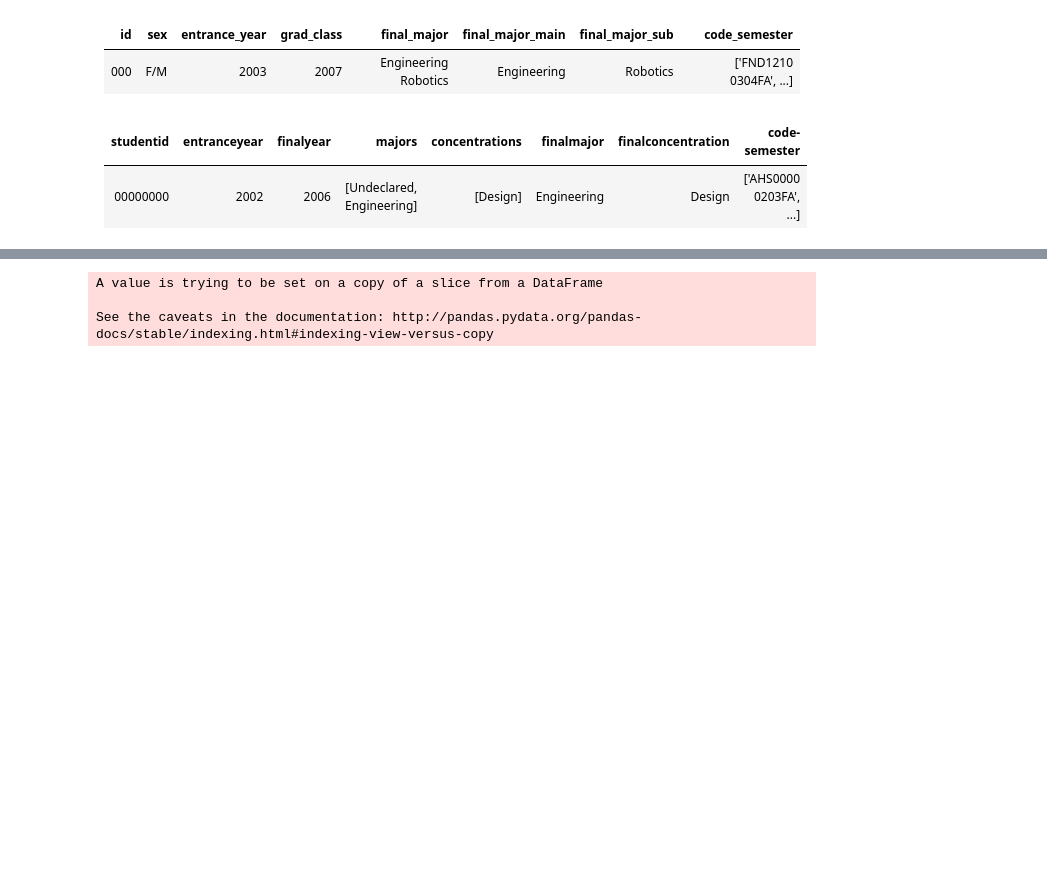
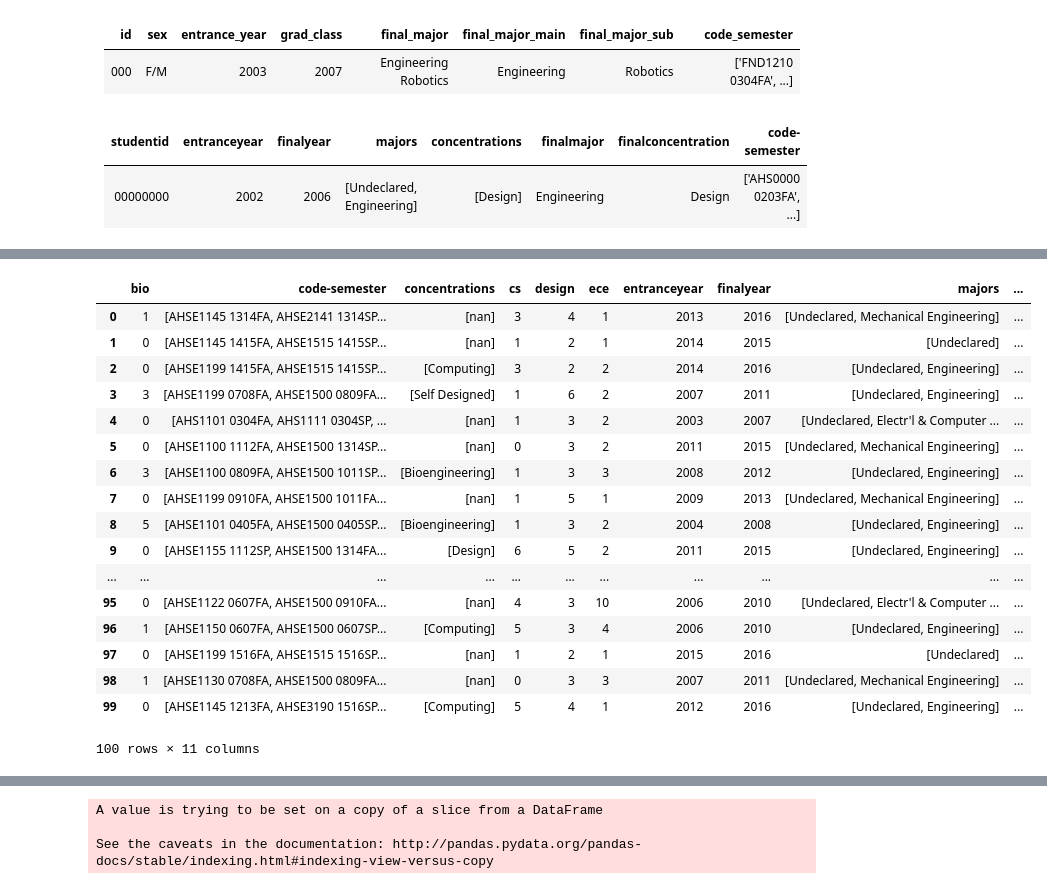
Before and after one commit to idgetto/DataScienceFinalProject, a Jupyter notebook: cleaning/student_jee.ipynb, the cells around one changed output, grey strips where cells are left out. Cells and saved outputs as stored; diff of their text form; code cells hidden in the pictures; blank space fills up the shorter version.

```diff
--- a/cleaning/student_jee.ipynb
+++ b/cleaning/student_jee.ipynb
@@ -139,5 +196,26 @@ for group in grouped:
 # %%
 student = pd.DataFrame(studentd)
+# %%
+student.head(100)
+# %% [output]
+|  | bio | code-semester | concentrations | cs | design | ece | entranceyear | finalyear | majors | ... |
+| 0 | 1 | [AHSE1145 1314FA, AHSE2141 1314SP... | [nan] | 3 | 4 | 1 | 2013 | 2016 | [Undeclared, Mechanical Engineering] | ... |
+| 1 | 0 | [AHSE1145 1415FA, AHSE1515 1415SP... | [nan] | 1 | 2 | 1 | 2014 | 2015 | [Undeclared] | ... |
+| 2 | 0 | [AHSE1199 1415FA, AHSE1515 1415SP... | [Computing] | 3 | 2 | 2 | 2014 | 2016 | [Undeclared, Engineering] | ... |
+| 3 | 3 | [AHSE1199 0708FA, AHSE1500 0809FA... | [Self Designed] | 1 | 6 | 2 | 2007 | 2011 | [Undeclared, Engineering] | ... |
+| 4 | 0 | [AHS1101 0304FA, AHS1111 0304SP, ... | [nan] | 1 | 3 | 2 | 2003 | 2007 | [Undeclared, Electr'l & Computer ... | ... |
+| 5 | 0 | [AHSE1100 1112FA, AHSE1500 1314SP... | [nan] | 0 | 3 | 2 | 2011 | 2015 | [Undeclared, Mechanical Engineering] | ... |
+| 6 | 3 | [AHSE1100 0809FA, AHSE1500 1011SP... | [Bioengineering] | 1 | 3 | 3 | 2008 | 2012 | [Undeclared, Engineering] | ... |
+| 7 | 0 | [AHSE1199 0910FA, AHSE1500 1011FA... | [nan] | 1 | 5 | 1 | 2009 | 2013 | [Undeclared, Mechanical Engineering] | ... |
+| 8 | 5 | [AHSE1101 0405FA, AHSE1500 0405SP... | [Bioengineering] | 1 | 3 | 2 | 2004 | 2008 | [Undeclared, Engineering] | ... |
+| 9 | 0 | [AHSE1155 1112SP, AHSE1500 1314FA... | [Design] | 6 | 5 | 2 | 2011 | 2015 | [Undeclared, Engineering] | ... |
+| ... | ... | ... | ... | ... | ... | ... | ... | ... | ... | ... |
+| 95 | 0 | [AHSE1122 0607FA, AHSE1500 0910FA... | [nan] | 4 | 3 | 10 | 2006 | 2010 | [Undeclared, Electr'l & Computer ... | ... |
+| 96 | 1 | [AHSE1150 0607FA, AHSE1500 0607SP... | [Computing] | 5 | 3 | 4 | 2006 | 2010 | [Undeclared, Engineering] | ... |
+| 97 | 0 | [AHSE1199 1516FA, AHSE1515 1516SP... | [nan] | 1 | 2 | 1 | 2015 | 2016 | [Undeclared] | ... |
+| 98 | 1 | [AHSE1130 0708FA, AHSE1500 0809FA... | [nan] | 0 | 3 | 3 | 2007 | 2011 | [Undeclared, Mechanical Engineering] | ... |
+| 99 | 0 | [AHSE1145 1213FA, AHSE3190 1516SP... | [Computing] | 5 | 4 | 1 | 2012 | 2016 | [Undeclared, Engineering] | ... |
+100 rows × 11 columns
 # %%
 def last_element(element):
     return element[-1]
```
Also changed, not shown: parts of 10 cells of this notebook, 2 other files.
